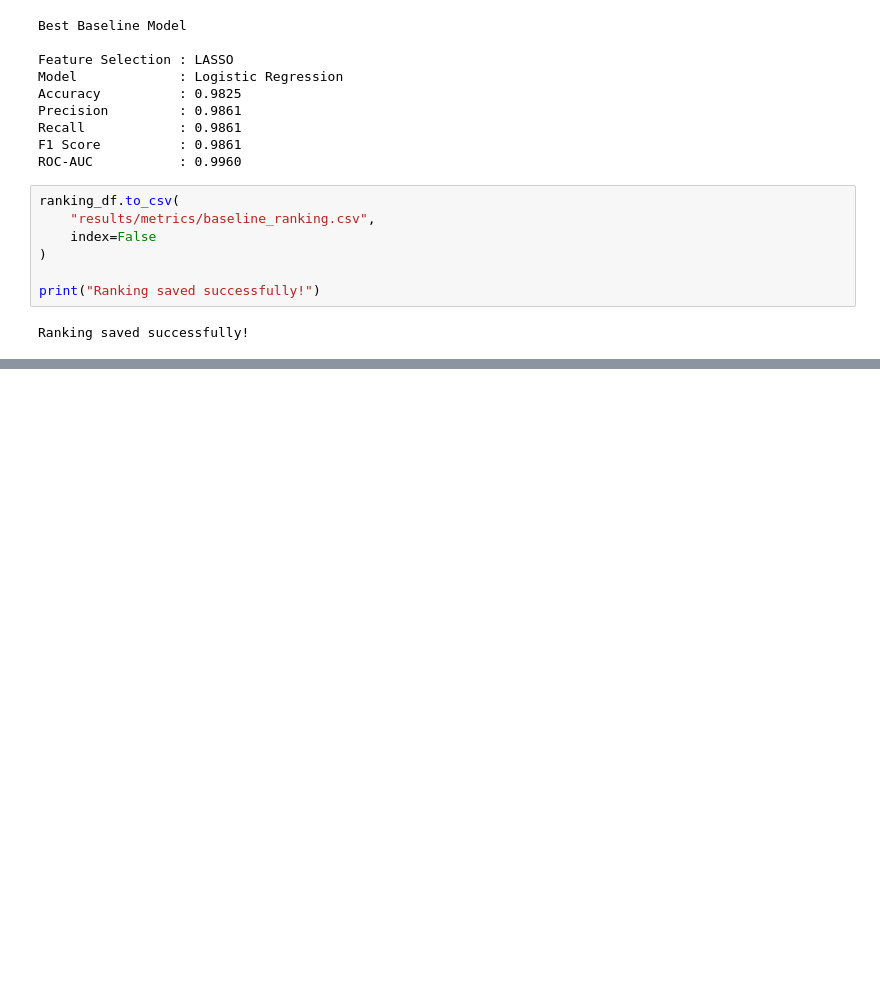
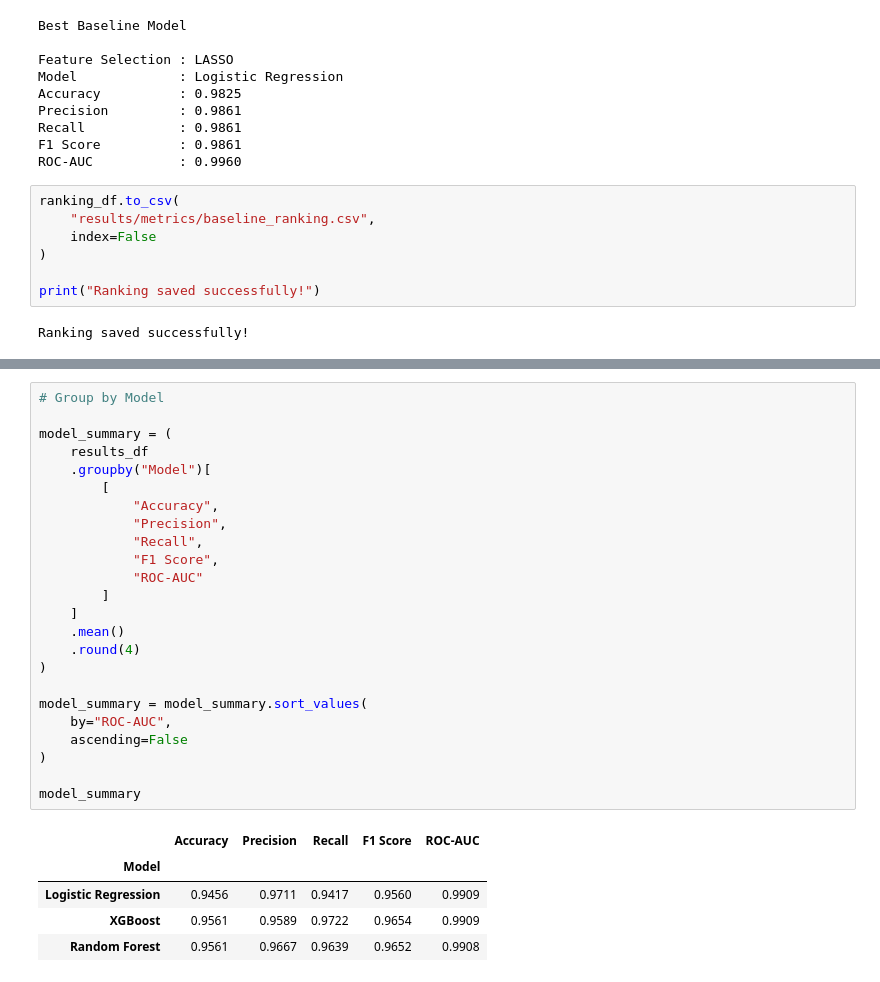
Before and after one commit to Angelinamoses/clinical-fs-benchmark, a Jupyter notebook: notebooks/01_breast_cancer_pipeline.ipynb, the cells around one changed output, grey strips where cells are left out. Saved outputs shown, nothing was run; the diff lists cells and outputs as text; blank space fills up the shorter version.

```diff
--- a/notebooks/01_breast_cancer_pipeline.ipynb
+++ b/notebooks/01_breast_cancer_pipeline.ipynb
@@ -1726,0 +1807,30 @@ Ranking saved successfully!
+# %%
+# Group by Model
+
+model_summary = (
+    results_df
+    .groupby("Model")[
+        [
+            "Accuracy",
+            "Precision",
+            "Recall",
+            "F1 Score",
+            "ROC-AUC"
+        ]
+    ]
+    .mean()
+    .round(4)
+)
+
+model_summary = model_summary.sort_values(
+    by="ROC-AUC",
+    ascending=False
+)
+
+model_summary
+# %% [output]
+|  | Accuracy | Precision | Recall | F1 Score | ROC-AUC |
+| Model |  |  |  |  |  |
+| Logistic Regression | 0.9456 | 0.9711 | 0.9417 | 0.9560 | 0.9909 |
+| XGBoost | 0.9561 | 0.9589 | 0.9722 | 0.9654 | 0.9909 |
+| Random Forest | 0.9561 | 0.9667 | 0.9639 | 0.9652 | 0.9908 |
```
Also changed, not shown: parts of 8 cells of this notebook, 2 other files.
